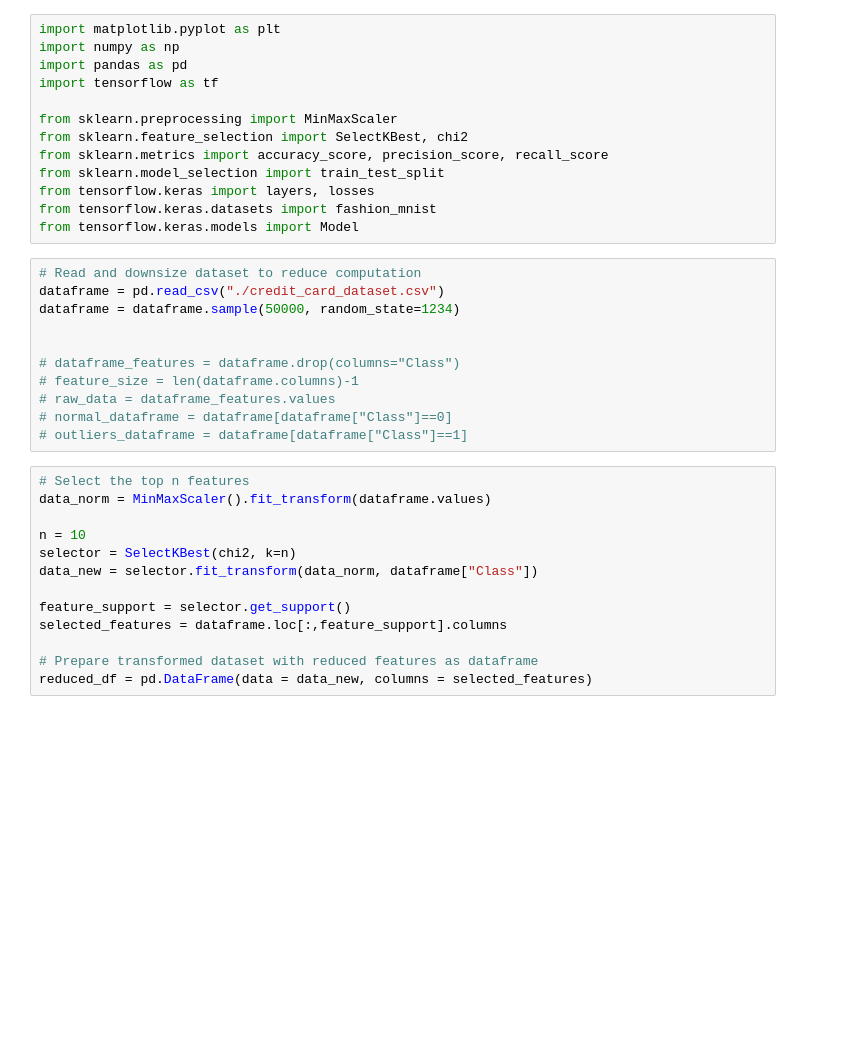
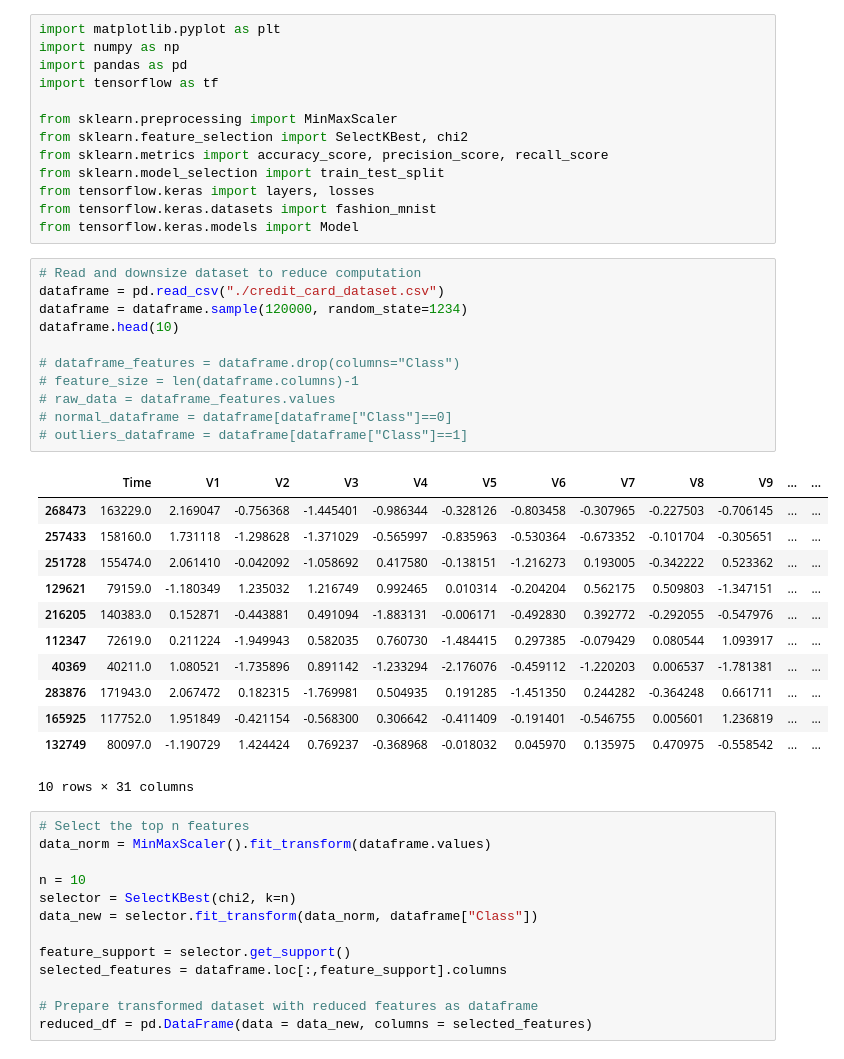
Before and after one commit to snigdhayan/NeuralNetworks, a Jupyter notebook: Tensorflow/CreditCardFraudDetectionViaAutoencoder.ipynb, the cells around one changed output. Saved outputs shown, nothing was run; the diff lists cells and outputs as text; blank space fills up the shorter version.

```diff
--- a/Tensorflow/CreditCardFraudDetectionViaAutoencoder.ipynb
+++ b/Tensorflow/CreditCardFraudDetectionViaAutoencoder.ipynb
@@ -14,14 +14,27 @@ from tensorflow.keras.models import Model
 # %%
 # Read and downsize dataset to reduce computation
 dataframe = pd.read_csv("./credit_card_dataset.csv")
-dataframe = dataframe.sample(50000, random_state=1234)
-
+dataframe = dataframe.sample(120000, random_state=1234)
+dataframe.head(10)
 
 # dataframe_features = dataframe.drop(columns="Class")
 # feature_size = len(dataframe.columns)-1
 # raw_data = dataframe_features.values
 # normal_dataframe = dataframe[dataframe["Class"]==0]
 # outliers_dataframe = dataframe[dataframe["Class"]==1]
+# %% [output]
+|  | Time | V1 | V2 | V3 | V4 | V5 | V6 | V7 | V8 | V9 | ... | ... |
+| 268473 | 163229.0 | 2.169047 | -0.756368 | -1.445401 | -0.986344 | -0.328126 | -0.803458 | -0.307965 | -0.227503 | -0.706145 | ... | ... |
+| 257433 | 158160.0 | 1.731118 | -1.298628 | -1.371029 | -0.565997 | -0.835963 | -0.530364 | -0.673352 | -0.101704 | -0.305651 | ... | ... |
+| 251728 | 155474.0 | 2.061410 | -0.042092 | -1.058692 | 0.417580 | -0.138151 | -1.216273 | 0.193005 | -0.342222 | 0.523362 | ... | ... |
+| 129621 | 79159.0 | -1.180349 | 1.235032 | 1.216749 | 0.992465 | 0.010314 | -0.204204 | 0.562175 | 0.509803 | -1.347151 | ... | ... |
+| 216205 | 140383.0 | 0.152871 | -0.443881 | 0.491094 | -1.883131 | -0.006171 | -0.492830 | 0.392772 | -0.292055 | -0.547976 | ... | ... |
+| 112347 | 72619.0 | 0.211224 | -1.949943 | 0.582035 | 0.760730 | -1.484415 | 0.297385 | -0.079429 | 0.080544 | 1.093917 | ... | ... |
+| 40369 | 40211.0 | 1.080521 | -1.735896 | 0.891142 | -1.233294 | -2.176076 | -0.459112 | -1.220203 | 0.006537 | -1.781381 | ... | ... |
+| 283876 | 171943.0 | 2.067472 | 0.182315 | -1.769981 | 0.504935 | 0.191285 | -1.451350 | 0.244282 | -0.364248 | 0.661711 | ... | ... |
+| 165925 | 117752.0 | 1.951849 | -0.421154 | -0.568300 | 0.306642 | -0.411409 | -0.191401 | -0.546755 | 0.005601 | 1.236819 | ... | ... |
+| 132749 | 80097.0 | -1.190729 | 1.424424 | 0.769237 | -0.368968 | -0.018032 | 0.045970 | 0.135975 | 0.470975 | -0.558542 | ... | ... |
+10 rows × 31 columns
 # %%
 # Select the top n features
 data_norm = MinMaxScaler().fit_transform(dataframe.values)
```
Also changed, not shown: parts of 7 cells of this notebook.
